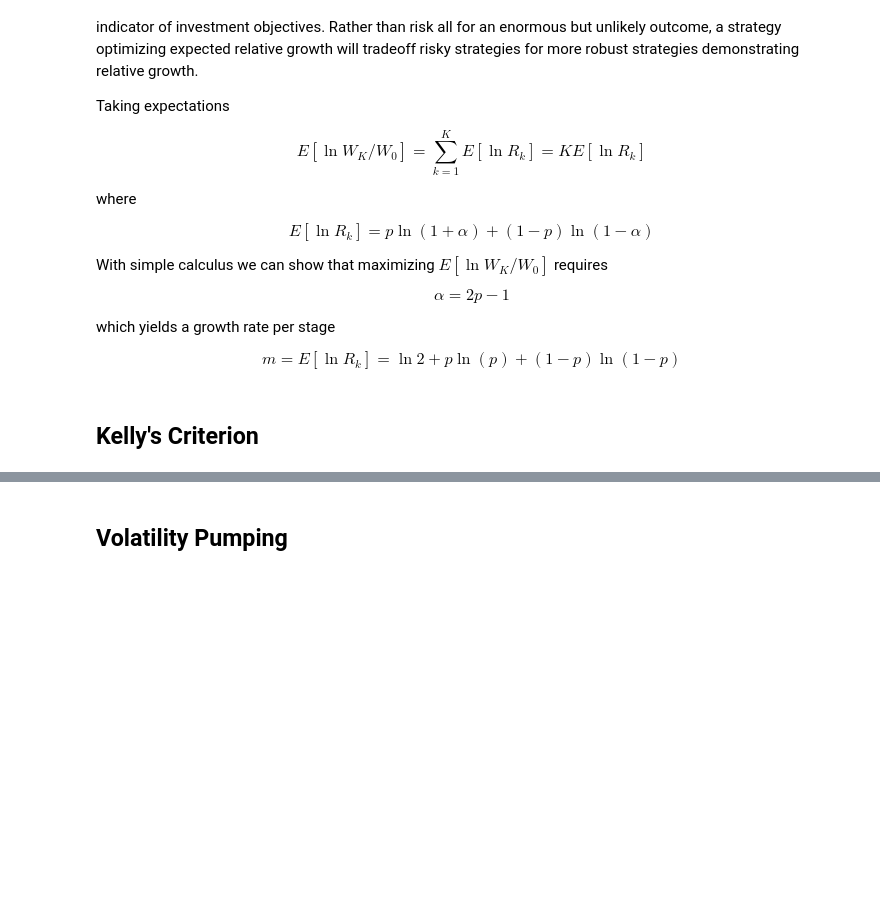
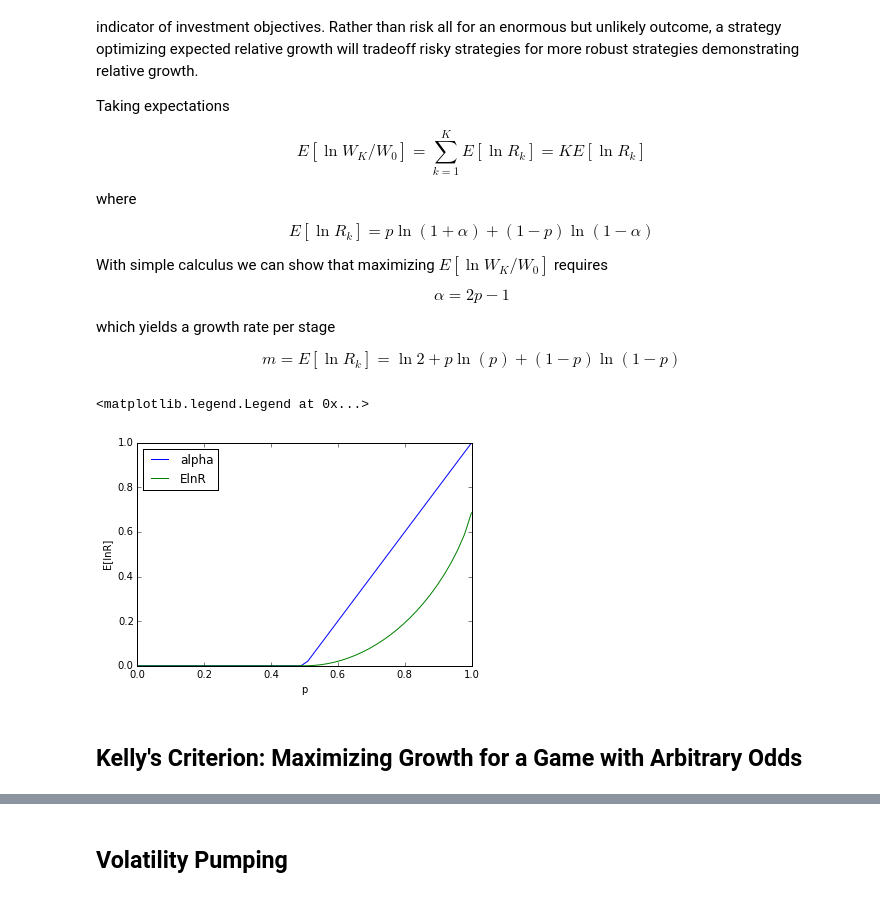
Before and after one commit to jckantor/ESTM60203, a Jupyter notebook: notebooks/Log-optimal_Growth_and_the_Kelly_Criterion.ipynb, the cells around one changed output, grey strips where cells are left out. Drawn from its saved outputs; the diff is of its cells as text; code cells hidden in the pictures; blank space fills up the shorter version.

```diff
--- a/notebooks/Log-optimal_Growth_and_the_Kelly_Criterion.ipynb
+++ b/notebooks/Log-optimal_Growth_and_the_Kelly_Criterion.ipynb
@@ -252,8 +252,21 @@ $$\alpha = 2p-1$$
 which yields a growth rate per stage
 
 $$m = E[\ln R_{k}] = \ln 2 + p\ln(p) + (1-p)\ln(1-p)$$
+# %%
+p = np.linspace(0.001,0.999)
+alpha = np.array([max(0,2.0*q-1.0) for q in p])
+plt.plot(p,alpha)
+m = np.multiply(p,np.log(1.0+alpha)) + np.multiply(1.0-p,np.log(1.0-alpha))
+plt.plot(p,m)
+
+plt.xlabel('p')
+plt.ylabel('E[lnR]')
+plt.legend(['alpha','ElnR'],loc='upper left')
+# %% [output]
+<matplotlib.legend.Legend at 0x...>
+[figure, added]
 # %% [markdown]
-## Kelly's Criterion
+## Kelly's Criterion: Maximizing Growth for a Game with Arbitrary Odds
 # %% [markdown]
 <img src="files/img/Kelly_Criterion_Fig2.png" style = "width:150px">
 
```
Also changed, not shown: parts of 6 cells of this notebook, 2 other files.
